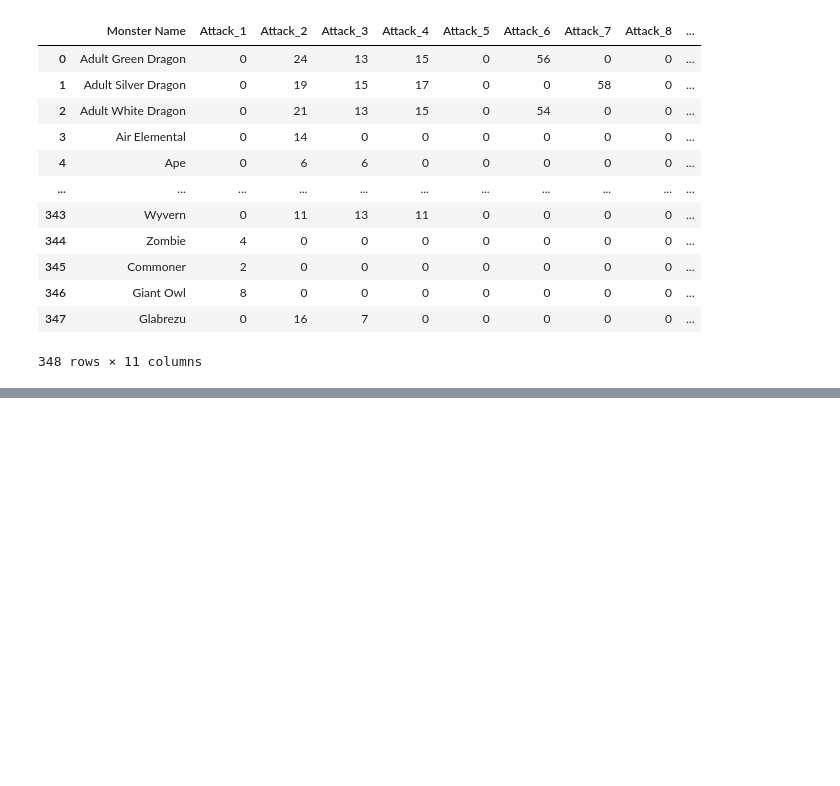
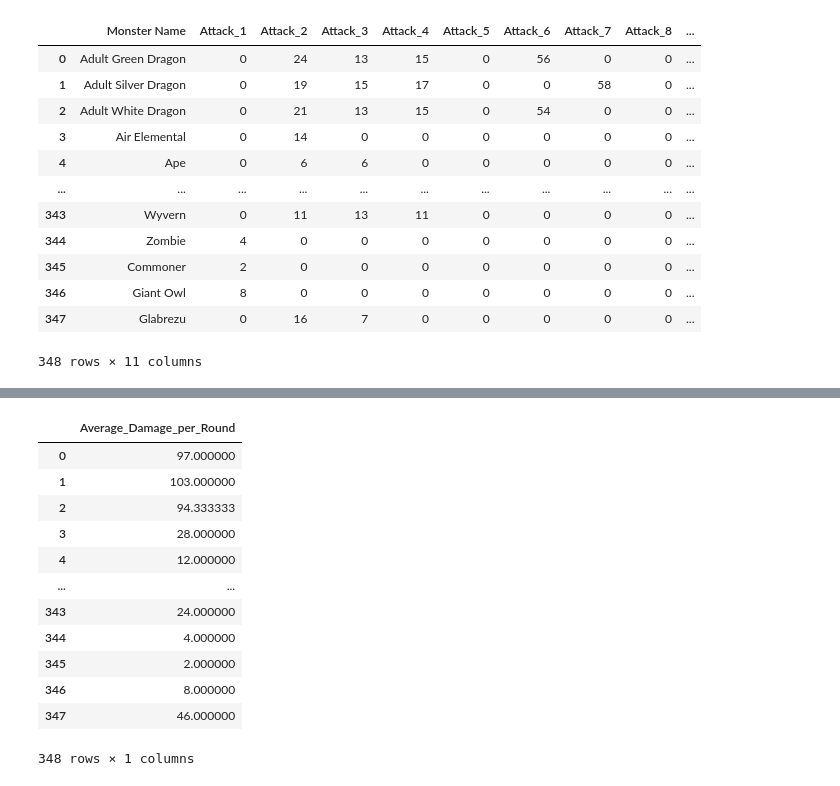
Before and after one commit to chabazite/DnD_Monsters, a Jupyter notebook: notebooks/3.0_ASI_Data_Wrangling.ipynb, the cells around one changed output, grey strips where cells are left out. Cells and saved outputs as stored; diff of their text form; code cells hidden in the pictures; blank space fills up the shorter version.

```diff
--- a/notebooks/3.0_ASI_Data_Wrangling.ipynb
+++ b/notebooks/3.0_ASI_Data_Wrangling.ipynb
@@ -543,0 +538,4 @@ monster_actions
+# %%
+monster_actions["Legendary Damage_3Rounds"].fillna(0,inplace=True)
+# %%
+monster_actions["Average_Damage_per_Round"] = (monster_actions["Total_Action Damage_3Rounds"]+monster_actions["Legendary Damage_3Rounds"])/3
@@ -543,0 +558,18 @@ monster_actions
+# %%
+monster_actions.drop(monster_actions.iloc[:,0:11], axis=1, inplace= True)
+# %%
+monster_actions
+# %% [output]
+|  | Average_Damage_per_Round |
+| 0 | 97.000000 |
+| 1 | 103.000000 |
+| 2 | 94.333333 |
+| 3 | 28.000000 |
+| 4 | 12.000000 |
+| ... | ... |
+| 343 | 24.000000 |
+| 344 | 4.000000 |
+| 345 | 2.000000 |
+| 346 | 8.000000 |
+| 347 | 46.000000 |
+348 rows × 1 columns
```
Also changed, not shown: parts of 16 cells of this notebook.
